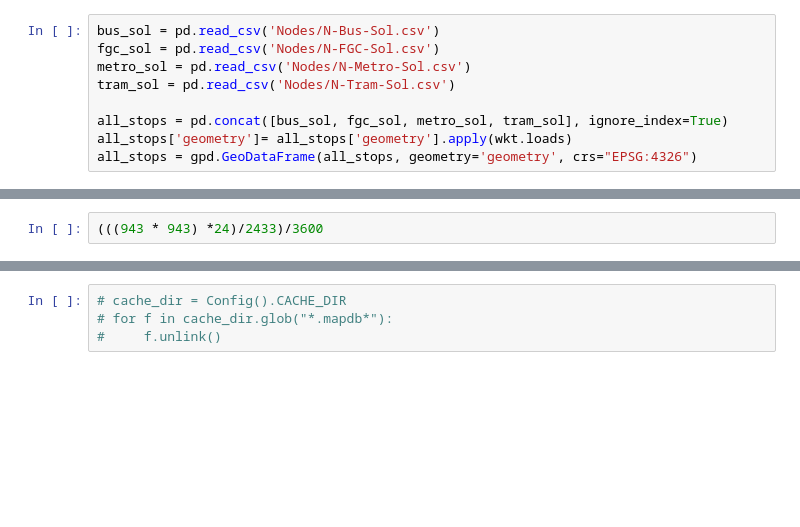
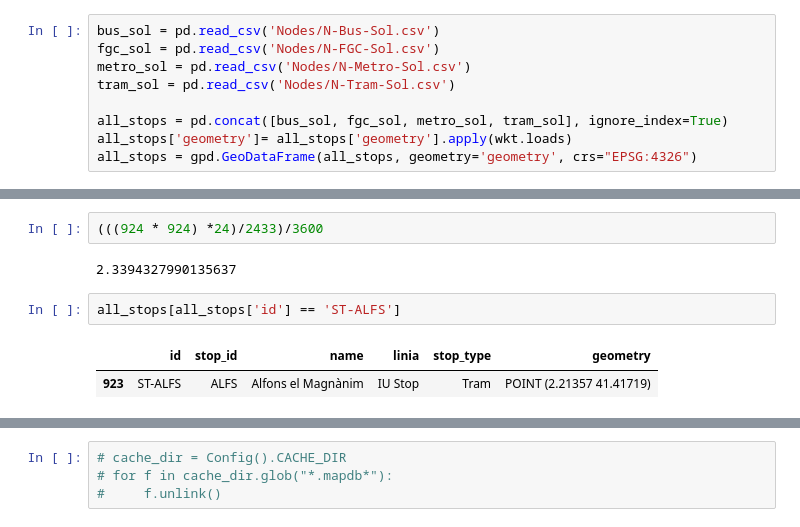
Before and after one commit to bmantepe/stop-location, a Jupyter notebook: 14-Edges-IU-Bus.ipynb, the cells around one changed output, grey strips where cells are left out. Cells and saved outputs as stored; diff of their text form; blank space fills up the shorter version.

```diff
--- a/14-Edges-IU-Bus.ipynb
+++ b/14-Edges-IU-Bus.ipynb
@@ -102,3 +72,10 @@ len(all_stops)
 # %%
-(((943 * 943) *24)/2433)/3600
+(((924 * 924) *24)/2433)/3600
+# %% [output]
+2.3394327990135637
+# %%
+all_stops[all_stops['id'] == 'ST-ALFS']
+# %% [output]
+|  | id | stop_id | name | linia | stop_type | geometry |
+| 923 | ST-ALFS | ALFS | Alfons el Magnànim | IU Stop | Tram | POINT (2.21357 41.41719) |
 # %%
```
Also changed, not shown: parts of 19 cells of this notebook, 10 other files.
